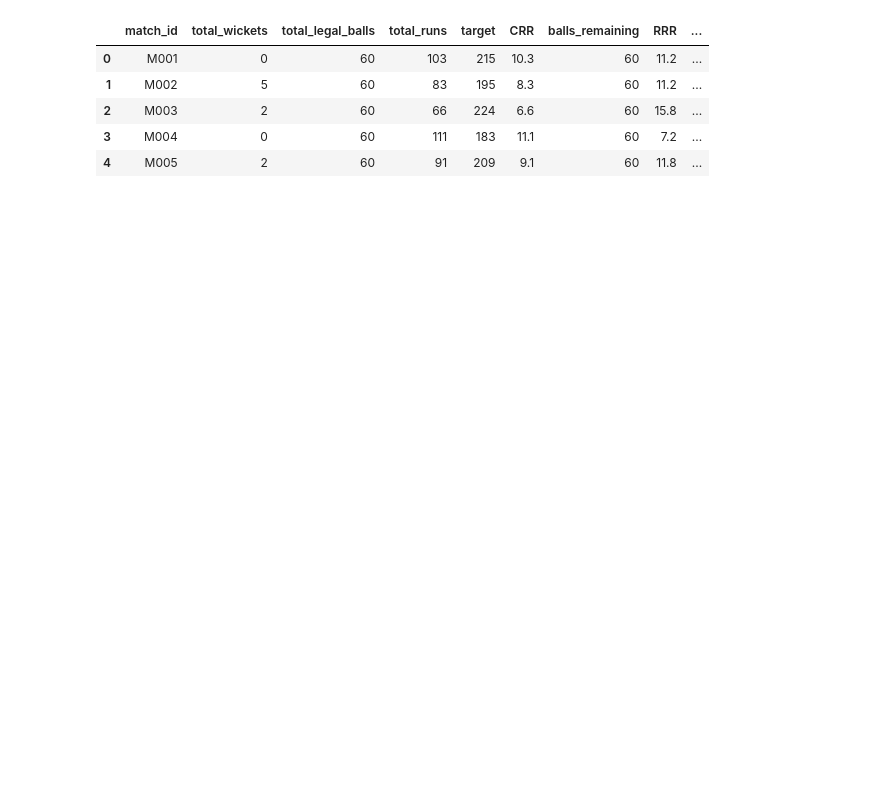
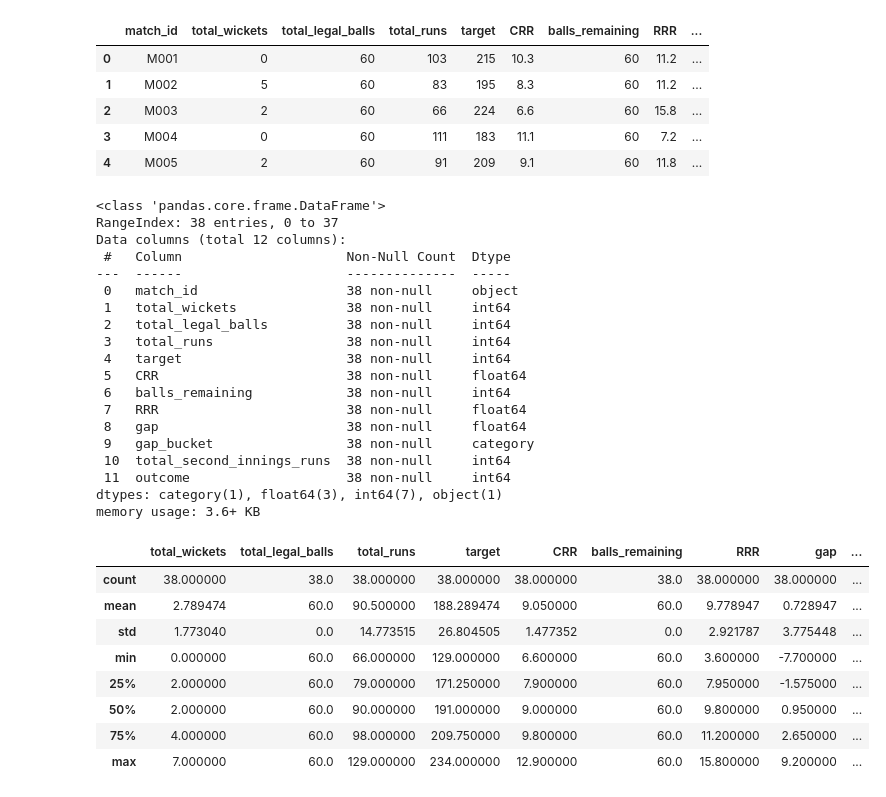
Before and after one commit to humphrey-nyanzi/analytical-casework-lab, a Jupyter notebook: cases/C02/MC_C02_01_Cricket_Match_State_Microcase.ipynb, the cells around one changed output. Saved outputs shown, nothing was run; the diff lists cells and outputs as text; code cells hidden in the pictures; blank space fills up the shorter version.

Commit message:
Completion and validation of the chase_df

```diff
--- a/cases/C02/MC_C02_01_Cricket_Match_State_Microcase.ipynb
+++ b/cases/C02/MC_C02_01_Cricket_Match_State_Microcase.ipynb
@@ -610,3 +599,11 @@ chase_df['gap'] = chase_df['RRR'] - chase_df['CRR']
 # %%
 # creating Buckets for the chase df: gap <= 0 | 0 < gap <= 2 | gap > 2
 chase_df['gap_bucket'] = pd.cut(chase_df['gap'], bins=[-np.inf, 0, 2, np.inf], labels=['gap <= 0', '0 < gap <= 2', 'gap > 2'])
+# %%
+# Total number of runs scored in the second innings per match
+second_innings_runs = deliveries_df[deliveries_df['innings_no'] == 2].groupby('match_id').agg(
+    total_runs_off_bat=('runs_off_bat', 'sum'),
+    total_extras=('extras', 'sum')
+).reset_index()
+
+second_innings_runs['total_second_innings_runs'] = second_innings_runs['total_runs_off_bat'] + second_innings_runs['total_extras']
@@ -613,3 +617,7 @@ chase_df['gap_bucket'] = pd.cut(chase_df['gap'], bins=[-np.inf, 0, 2, np.inf], l
+# %%
+#creating the outcome column in the chase_df from the second_innings_run
+chase_df = pd.merge(chase_df, second_innings_runs[['match_id', 'total_second_innings_runs']], on='match_id', how='left')
+chase_df['outcome'] = np.where(chase_df['total_second_innings_runs'] >= chase_df['target'], 1, 0)
 # %%
 chase_df.head()
 # %% [output]
@@ -619,3 +627,36 @@ chase_df.head()
 | 2 | M003 | 2 | 60 | 66 | 224 | 6.6 | 60 | 15.8 | ... |
 | 3 | M004 | 0 | 60 | 111 | 183 | 11.1 | 60 | 7.2 | ... |
 | 4 | M005 | 2 | 60 | 91 | 209 | 9.1 | 60 | 11.8 | ... |
+# %%
+# Validation and sanity checks on chase_df
+chase_df.info()
+chase_df.describe()
+# %% [output]
+<class 'pandas.core.frame.DataFrame'>
+RangeIndex: 38 entries, 0 to 37
+Data columns (total 12 columns):
+ #   Column                     Non-Null Count  Dtype
+---  ------                     --------------  -----
+ 0   match_id                   38 non-null     object
+ 1   total_wickets              38 non-null     int64
+ 2   total_legal_balls          38 non-null     int64
+ 3   total_runs                 38 non-null     int64
+ 4   target                     38 non-null     int64
+ 5   CRR                        38 non-null     float64
+ 6   balls_remaining            38 non-null     int64
+ 7   RRR                        38 non-null     float64
+ 8   gap                        38 non-null     float64
+ 9   gap_bucket                 38 non-null     category
+ 10  total_second_innings_runs  38 non-null     int64
+ 11  outcome                    38 non-null     int64
+dtypes: category(1), float64(3), int64(7), object(1)
+memory usage: 3.6+ KB
+|  | total_wickets | total_legal_balls | total_runs | target | CRR | balls_remaining | RRR | gap | ... |
+| count | 38.000000 | 38.0 | 38.000000 | 38.000000 | 38.000000 | 38.0 | 38.000000 | 38.000000 | ... |
+| mean | 2.789474 | 60.0 | 90.500000 | 188.289474 | 9.050000 | 60.0 | 9.778947 | 0.728947 | ... |
+| std | 1.773040 | 0.0 | 14.773515 | 26.804505 | 1.477352 | 0.0 | 2.921787 | 3.775448 | ... |
+| min | 0.000000 | 60.0 | 66.000000 | 129.000000 | 6.600000 | 60.0 | 3.600000 | -7.700000 | ... |
+| 25% | 2.000000 | 60.0 | 79.000000 | 171.250000 | 7.900000 | 60.0 | 7.950000 | -1.575000 | ... |
+| 50% | 2.000000 | 60.0 | 90.000000 | 191.000000 | 9.000000 | 60.0 | 9.800000 | 0.950000 | ... |
+| 75% | 4.000000 | 60.0 | 98.000000 | 209.750000 | 9.800000 | 60.0 | 11.200000 | 2.650000 | ... |
+| max | 7.000000 | 60.0 | 129.000000 | 234.000000 | 12.900000 | 60.0 | 15.800000 | 9.200000 | ... |
```
Also changed, not shown: parts of 8 cells of this notebook.
